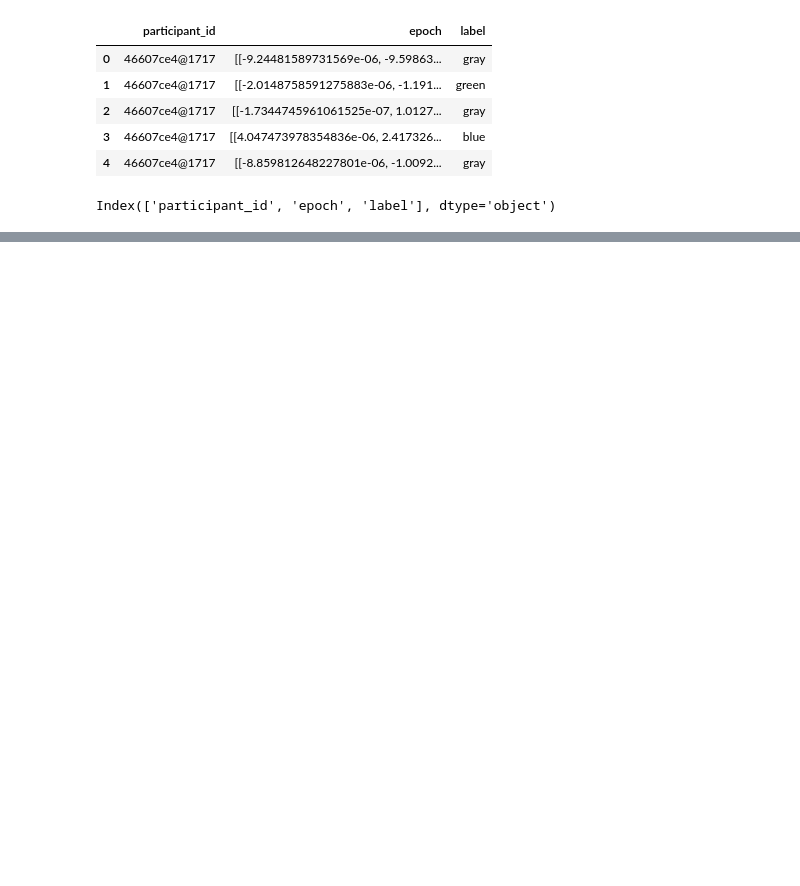
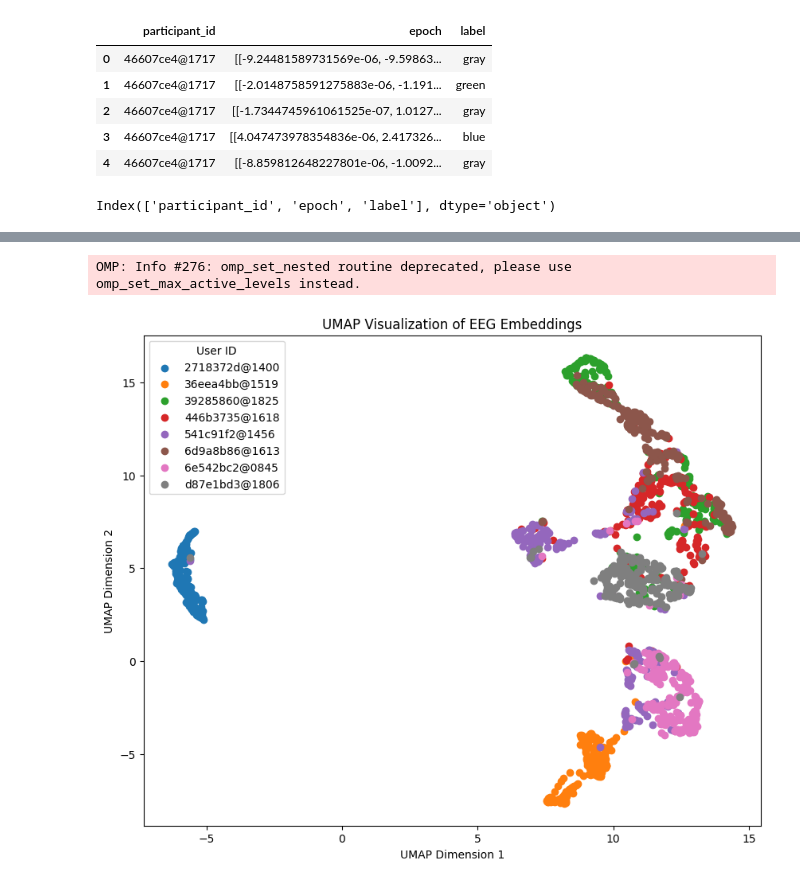
Before and after one commit to KN-Neuron/NeuroGuard-AI, a Jupyter notebook: notebooks/grzegorz_szczepanek/EEGNetTest1.ipynb, the cells around one changed output, grey strips where cells are left out. Cells and saved outputs as stored; diff of their text form; code cells hidden in the pictures; blank space fills up the shorter version.

```diff
--- a/notebooks/grzegorz_szczepanek/EEGNetTest1.ipynb
+++ b/notebooks/grzegorz_szczepanek/EEGNetTest1.ipynb
@@ -240,0 +290,5 @@ OMP: Info #276: omp_set_nested routine deprecated, please use omp_set_max_active
+# %%
+visualize_umap(embeddings_array, participant_ids_array)
+# %% [output]
+OMP: Info #276: omp_set_nested routine deprecated, please use omp_set_max_active_levels instead.
+[figure, added]
```
Also changed, not shown: parts of 17 cells of this notebook, 9 other files.
